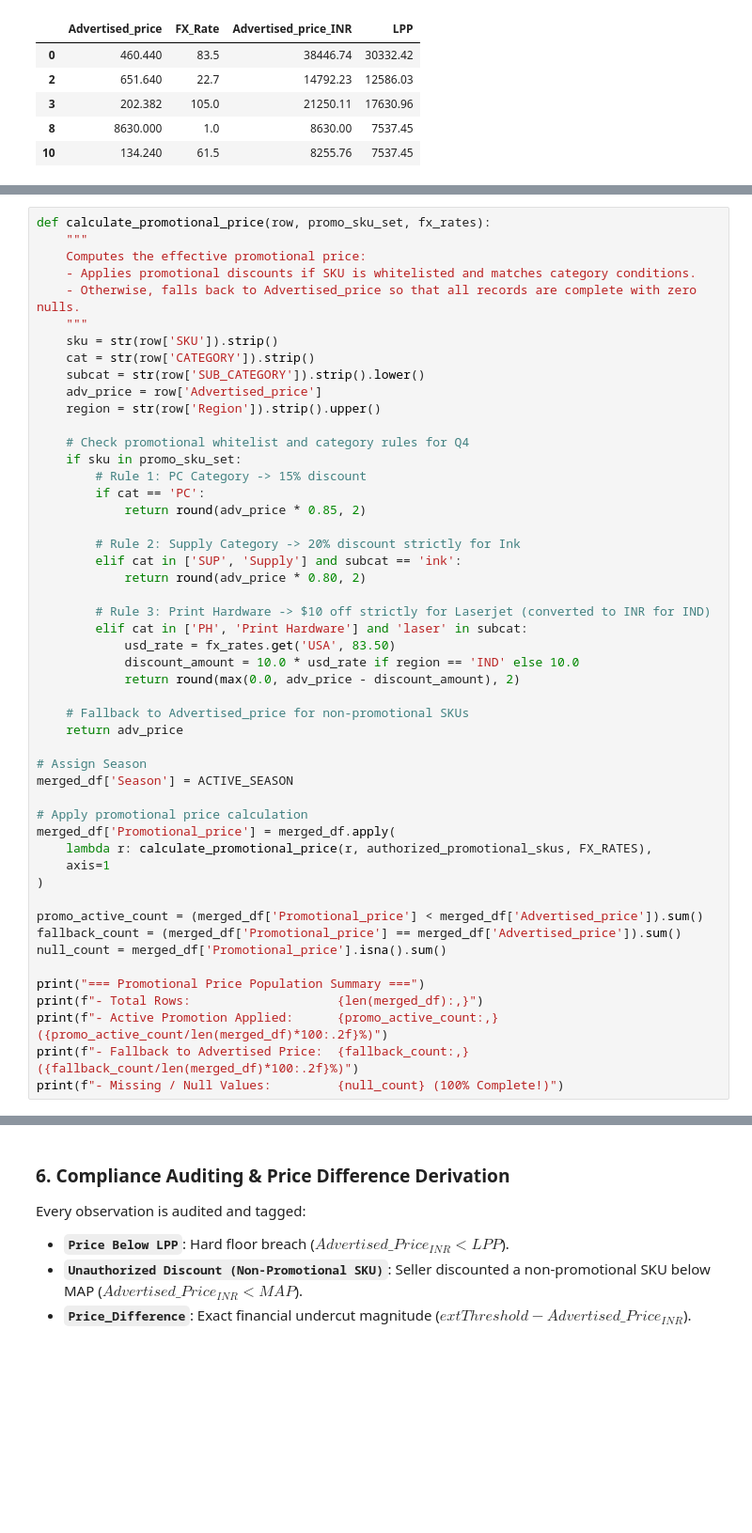
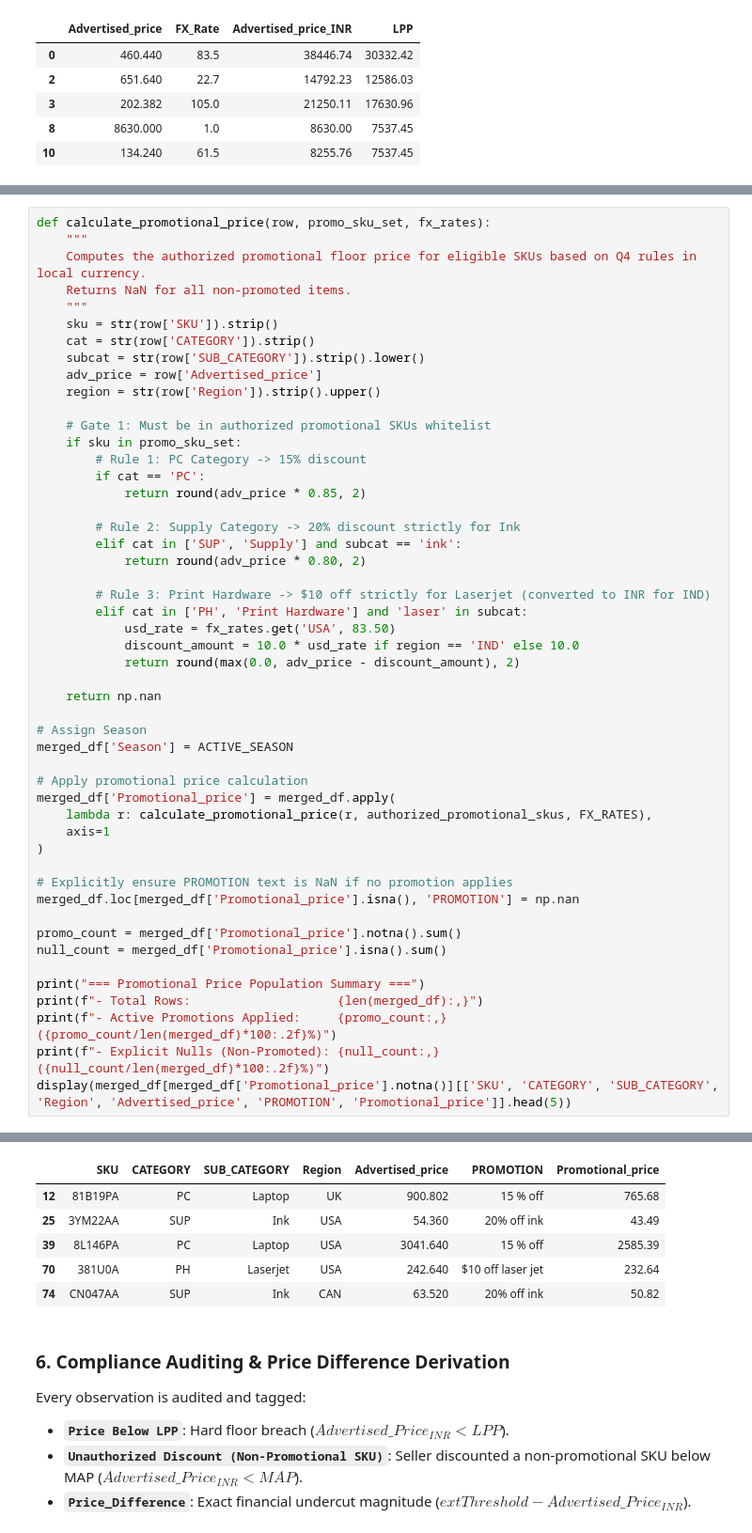
Before and after one commit to deringirish/map-data-analysis-project, a Jupyter notebook: src/notebooks/02_price_monitoring.ipynb, the cells around one changed output, grey strips where cells are left out. Shown at 94% size. Drawn from its saved outputs; the diff is of its cells as text; blank space fills up the shorter version.

Commit message:
feat(monitoring): set explicit NULL for Promotional_price and Promotion on non-promoted items

```diff
--- a/src/notebooks/02_price_monitoring.ipynb
+++ b/src/notebooks/02_price_monitoring.ipynb
@@ -225,9 +225,8 @@ To ensure the `Promotional_price` column is **100% populated with zero nulls**:
 # %%
 def calculate_promotional_price(row, promo_sku_set, fx_rates):
     """
-    Computes the effective promotional price:
-    - Applies promotional discounts if SKU is whitelisted and matches category conditions.
-    - Otherwise, falls back to Advertised_price so that all records are complete with zero nulls.
+    Computes the authorized promotional floor price for eligible SKUs based on Q4 rules in local currency.
+    Returns NaN for all non-promoted items.
     """
     sku = str(row['SKU']).strip()
     cat = str(row['CATEGORY']).strip()
@@ -235,7 +234,7 @@ def calculate_promotional_price(row, promo_sku_set, fx_rates):
     adv_price = row['Advertised_price']
     region = str(row['Region']).strip().upper()
 
-    # Check promotional whitelist and category rules for Q4
+    # Gate 1: Must be in authorized promotional SKUs whitelist
     if sku in promo_sku_set:
         # Rule 1: PC Category -> 15% discount
         if cat == 'PC':
@@ -251,8 +250,7 @@ def calculate_promotional_price(row, promo_sku_set, fx_rates):
             discount_amount = 10.0 * usd_rate if region == 'IND' else 10.0
             return round(max(0.0, adv_price - discount_amount), 2)
 
-    # Fallback to Advertised_price for non-promotional SKUs
-    return adv_price
+    return np.nan
 
 # Assign Season
 merged_df['Season'] = ACTIVE_SEASON
@@ -263,15 +261,17 @@ merged_df['Promotional_price'] = merged_df.apply(
     axis=1
 )
 
-promo_active_count = (merged_df['Promotional_price'] < merged_df['Advertised_price']).sum()
-fallback_count = (merged_df['Promotional_price'] == merged_df['Advertised_price']).sum()
+# Explicitly ensure PROMOTION text is NaN if no promotion applies
+merged_df.loc[merged_df['Promotional_price'].isna(), 'PROMOTION'] = np.nan
+
+promo_count = merged_df['Promotional_price'].notna().sum()
 null_count = merged_df['Promotional_price'].isna().sum()
 
 print("=== Promotional Price Population Summary ===")
 print(f"- Total Rows:                    {len(merged_df):,}")
-print(f"- Active Promotion Applied:      {promo_active_count:,} ({promo_active_count/len(merged_df)*100:.2f}%)")
-print(f"- Fallback to Advertised Price:  {fallback_count:,} ({fallback_count/len(merged_df)*100:.2f}%)")
-print(f"- Missing / Null Values:         {null_count} (100% Complete!)")
+print(f"- Active Promotions Applied:     {promo_count:,} ({promo_count/len(merged_df)*100:.2f}%)")
+print(f"- Explicit Nulls (Non-Promoted): {null_count:,} ({null_count/len(merged_df)*100:.2f}%)")
+display(merged_df[merged_df['Promotional_price'].notna()][['SKU', 'CATEGORY', 'SUB_CATEGORY', 'Region', 'Advertised_price', 'PROMOTION', 'Promotional_price']].head(5))
 # %% [output]
 === Promotional Price Population Summary ===
 - Total Rows:                    147,900
@@ -281,3 +280,9 @@ print(f"- Missing / Null Values:         {null_count} (100% Complete!)")
+|  | SKU | CATEGORY | SUB_CATEGORY | Region | Advertised_price | PROMOTION | Promotional_price |
+| 12 | 81B19PA | PC | Laptop | UK | 900.802 | 15 % off | 765.68 |
+| 25 | 3YM22AA | SUP | Ink | USA | 54.360 | 20% off ink | 43.49 |
+| 39 | 8L146PA | PC | Laptop | USA | 3041.640 | 15 % off | 2585.39 |
+| 70 | 381U0A | PH | Laserjet | USA | 242.640 | $10 off laser jet | 232.64 |
+| 74 | CN047AA | SUP | Ink | CAN | 63.520 | 20% off ink | 50.82 |
 # %% [markdown]
 ### 6. Compliance Auditing & Price Difference Derivation
 Every observation is audited and tagged:
```
Also changed, not shown: parts of 7 cells of this notebook, 2 other files.
